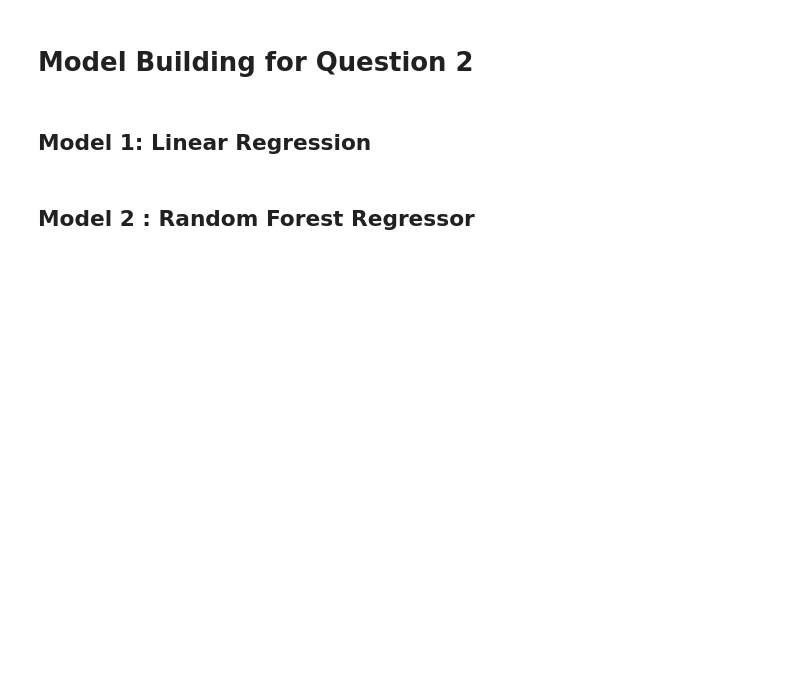
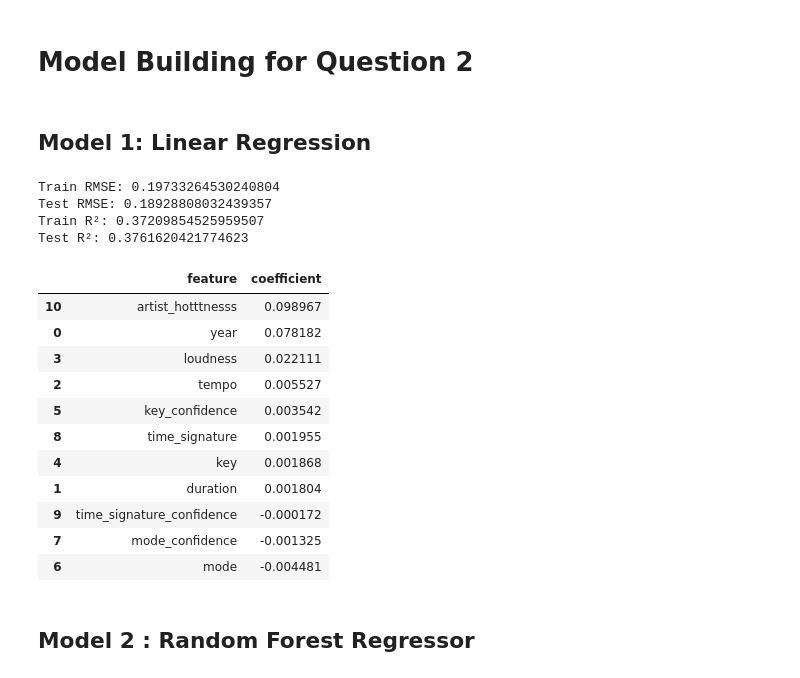
Before and after one commit to INFO-523-F25/final-project-team-2, a Jupyter notebook: finalProjectJupyter.ipynb, the cells around one changed output. Saved outputs shown, nothing was run; the diff lists cells and outputs as text; code cells hidden in the pictures; blank space fills up the shorter version.

Commit message:
Added Linear Regression for Q2

```diff
--- a/finalProjectJupyter.ipynb
+++ b/finalProjectJupyter.ipynb
@@ -259,7 +261,61 @@ Test shape: (1130, 16)
 # %% [markdown]
 ## Model 1: Linear Regression
 # %%
-# TODO
+numeric_cols = q2_data.select_dtypes(include=['number']).columns.tolist()
+numeric_cols = [c for c in numeric_cols if c != "song_hotttnesss"]
+
+X = q2_data[numeric_cols]
+y = q2_data["song_hotttnesss"]
+
+scaler = StandardScaler()
+X_train, X_test, y_train, y_test = train_test_split(
+    X, y, test_size=0.2, random_state=42
+)
+
+X_train_scaled = scaler.fit_transform(X_train)
+X_test_scaled = scaler.transform(X_test)
+
+#predict linear regression
+lr = LinearRegression()
+lr.fit(X_train_scaled, y_train)
+
+y_pred_train = lr.predict(X_train_scaled)
+y_pred_test = lr.predict(X_test_scaled)
+
+rmse_train = np.sqrt(mean_squared_error(y_train, y_pred_train))
+rmse_test = np.sqrt(mean_squared_error(y_test, y_pred_test))
+
+r2_train = r2_score(y_train, y_pred_train)
+r2_test = r2_score(y_test, y_pred_test)
+
+print("Train RMSE:", rmse_train)
+print("Test RMSE:", rmse_test)
+print("Train R²:", r2_train)
+print("Test R²:", r2_test)
+
+coef_df = pd.DataFrame({
+    "feature": X.columns,
+    "coefficient": lr.coef_
+}).sort_values(by="coefficient", ascending=False)
+
+coef_df
+# %% [output]
+Train RMSE: 0.19733264530240804
+Test RMSE: 0.18928808032439357
+Train R²: 0.37209854525959507
+Test R²: 0.3761620421774623
+|  | feature | coefficient |
+| 10 | artist_hotttnesss | 0.098967 |
+| 0 | year | 0.078182 |
+| 3 | loudness | 0.022111 |
+| 2 | tempo | 0.005527 |
+| 5 | key_confidence | 0.003542 |
+| 8 | time_signature | 0.001955 |
+| 4 | key | 0.001868 |
+| 1 | duration | 0.001804 |
+| 9 | time_signature_confidence | -0.000172 |
+| 7 | mode_confidence | -0.001325 |
+| 6 | mode | -0.004481 |
 # %% [markdown]
 ## Model 2 : Random Forest Regressor
 # %%
```
Also changed, not shown: parts of 2 cells of this notebook.
